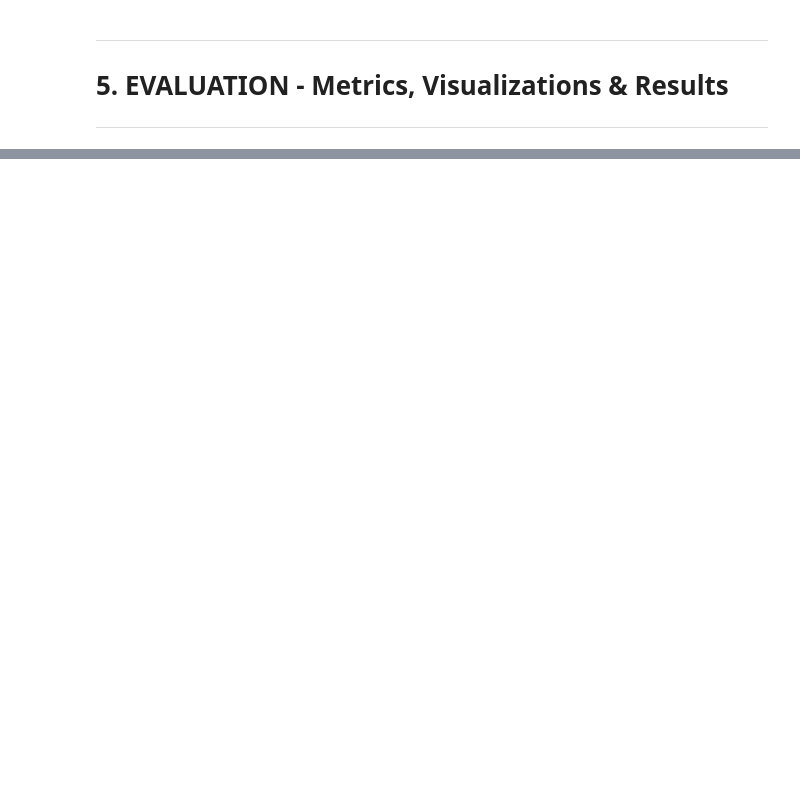
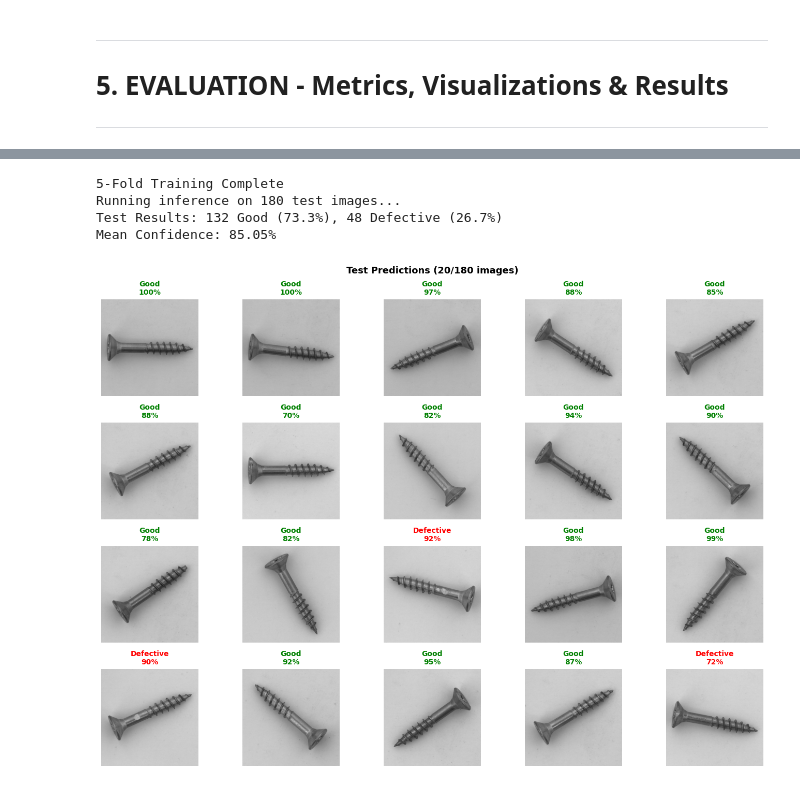
Before and after one commit to TonneauBenjamin/mvtec-screw-classification, a Jupyter notebook: main_analysis.ipynb, the cells around one changed output, grey strips where cells are left out. Drawn from its saved outputs; the diff is of its cells as text; code cells hidden in the pictures; blank space fills up the shorter version.

```diff
--- a/main_analysis.ipynb
+++ b/main_analysis.ipynb
@@ -771,0 +1190,69 @@ print(f"{'='*70}")
+# %%
+# Run inference on unlabeled test images and visualize predictions.
+print(f"\n5-Fold Training Complete")
+
+# Load test images with extension fallbacks and deduplicate on case-insensitive file systems
+test_image_patterns = ['*.png', '*.PNG', '*.jpg', '*.JPG', '*.jpeg', '*.JPEG']
+test_candidates = []
+for pattern in test_image_patterns:
+    test_candidates.extend(sorted(test_dir.glob(pattern)))
+test_images_paths = list(dict.fromkeys(test_candidates))
+
+if len(test_images_paths) > 0:
+    print(f"Running inference on {len(test_images_paths)} test images...")
+
+    test_dataset = ScrewDataset([str(p) for p in test_images_paths], [0]*len(test_images_paths), transform=val_transform)
+    test_loader = DataLoader(test_dataset, batch_size=CONFIG['BATCH_SIZE'], shuffle=False)
+
+    model.eval()
+    test_predictions, test_confidence = [], []
+
+    with torch.no_grad():
+        for images, _ in test_loader:
+            images = images.to(device)
+            outputs = model(images)
+            probs = torch.softmax(outputs, dim=1)
+            preds = torch.argmax(outputs, dim=1)
+            confidence = torch.max(probs, dim=1)[0]
+
+            test_predictions.extend(preds.cpu().numpy())
+            test_confidence.extend(confidence.cpu().numpy())
+
+    num_defective = sum(test_predictions)
+    num_good = len(test_predictions) - num_defective
+
+    print(f"Test Results: {num_good} Good ({100*num_good/len(test_predictions):.1f}%), {num_defective} Defective ({100*num_defective/len(test_predictions):.1f}%)")
+    print(f"Mean Confidence: {np.mean(test_confidence):.2%}")
+
+    # Visualize predictions
+    num_display = min(20, len(test_images_paths))
+    num_cols = 5
+    num_rows = (num_display + num_cols - 1) // num_cols
+
+    fig, axes = plt.subplots(num_rows, num_cols, figsize=(14, 10))
+    fig.suptitle(f'Test Predictions ({num_display}/{len(test_images_paths)} images)', fontsize=13, fontweight='bold')
+    axes = axes.flatten()
+
+    for idx in range(num_display):
+        img = Image.open(test_images_paths[idx]).convert('RGB')
+        ax = axes[idx]
+        ax.imshow(img)
+
+        pred_label = "Defective" if test_predictions[idx] == 1 else "Good"
+        color = 'red' if test_predictions[idx] == 1 else 'green'
+        conf = test_confidence[idx]
+
+        ax.set_title(f'{pred_label}\n{conf:.0%}', color=color, fontweight='bold', fontsize=10)
+        ax.axis('off')
+
+    for idx in range(num_display, len(axes)):
+        axes[idx].axis('off')
+
+    plt.tight_layout()
+    plt.show()
+# %% [output]
+5-Fold Training Complete
+Running inference on 180 test images...
+Test Results: 132 Good (73.3%), 48 Defective (26.7%)
+Mean Confidence: 85.05%
+[figure, added]
```
Also changed, not shown: parts of 30 cells of this notebook, 5 other files.
